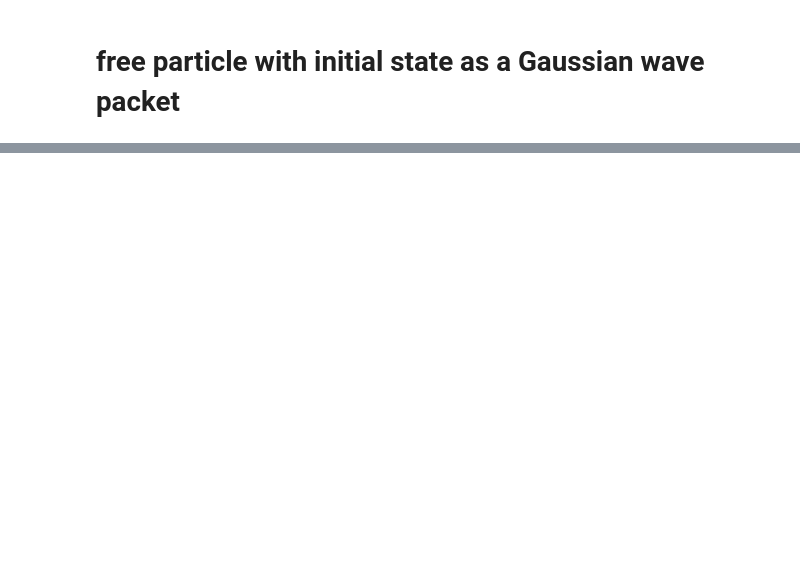
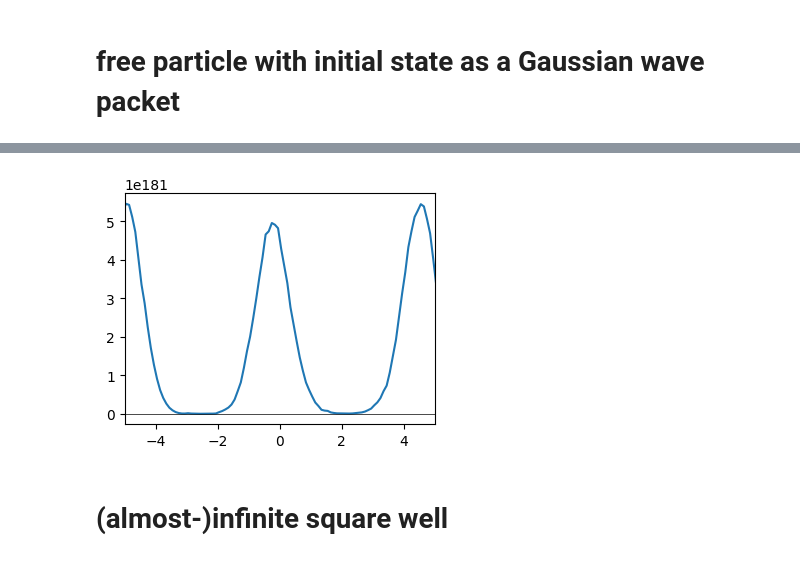
Before and after one commit to siyang03/numerical-path-integral, a Jupyter notebook: path integral 2.ipynb, the cells around one changed output, grey strips where cells are left out. Saved outputs shown, nothing was run; the diff lists cells and outputs as text; code cells hidden in the pictures; blank space fills up the shorter version.

```diff
--- a/path integral 2.ipynb
+++ b/path integral 2.ipynb
@@ -83,0 +148,36 @@ plt.show()
+# %%
+L = 50
+T = 0.01
+N = 40
+M = 1000
+x = np.linspace(-L, L, M)
+dx = 2*L/(M-1)
+dt = T/(N - 1 + 1)
+
+m = 1
+omega = 1
+k0 = 1
+psi_0 = (2 / np.pi)**(1/4) * np.exp(- x**2 + 1j * k0 * x)
+K = []
+for xi in x:
+    Ki = []
+    for xj in x:
+        Kij = (m / (2 * np.pi * 1j * dt))**0.5 * np.exp(1j * (m / 2 * (xi - xj)**2/dt - dt * m/2 * omega**2 * xi**2))
+        Ki.append(Kij)
+    K.append(Ki)
+K = np.array(K)
+KpowerN = K
+for i in range(N):
+    KpowerN = KpowerN @ K # K^{N + 1}
+psi_final = dx**(N + 1) * KpowerN @ psi_0
+# %%
+rho_final = (psi_final.real)**2 + (psi_final.imag)**2
+fig, ax = plt.subplots(figsize=(4, 3))
+ax.plot(x, rho_final)
+ax.set_xlim(-L/10, L/10)
+ax.axhline(y=0, linestyle='-', linewidth=0.5, color='black')
+plt.show()
+# %% [output]
+[figure, added]
+# %% [markdown]
+# (almost-)infinite square well
```
Also changed, not shown: parts of 11 cells of this notebook, 30 other files.
